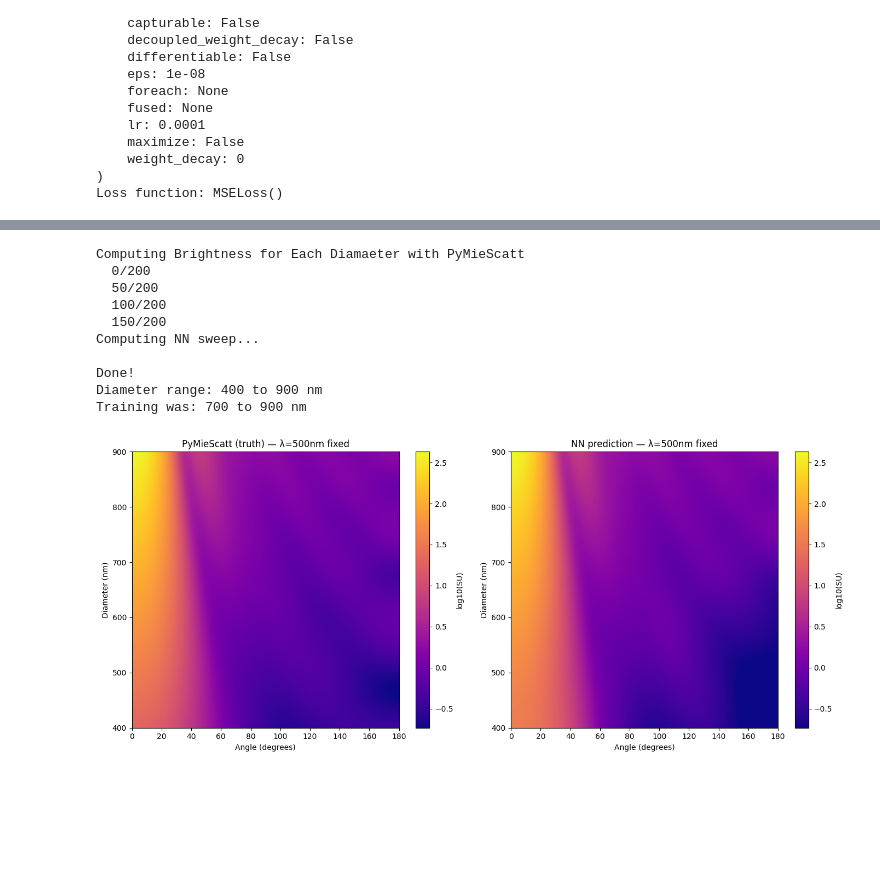
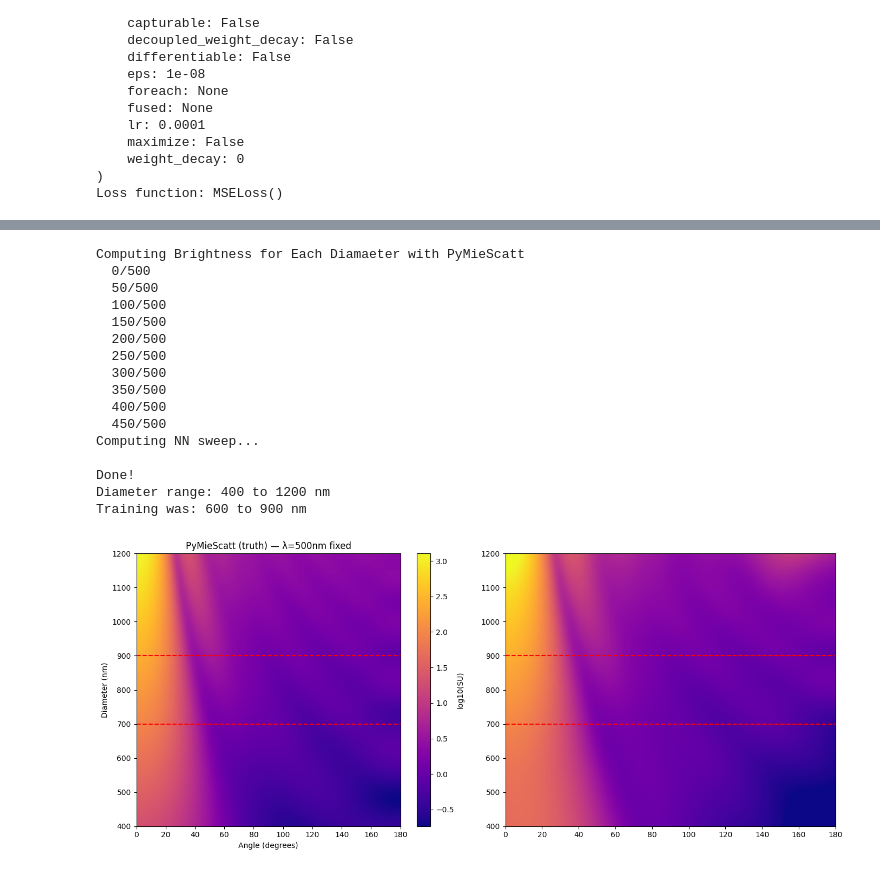
Before and after one commit to james-613/Modified_pyMieScatt_NN, a Jupyter notebook: mie_theory_NN_with_derivatives.ipynb, the cells around one changed output, grey strips where cells are left out. Saved outputs shown, nothing was run; the diff lists cells and outputs as text; code cells hidden in the pictures; blank space fills up the shorter version.

```diff
--- a/mie_theory_NN_with_derivatives.ipynb
+++ b/mie_theory_NN_with_derivatives.ipynb
@@ -73,7 +73,7 @@ import numpy as np
 import matplotlib.pyplot as plt
 import pymiediff as pmd
 
-N_PARTICLES = 500
+N_PARTICLES = 600
 N_ANGLES = 181
 
 # Particle-level storage: shape (N_PARTICLES, N_ANGLES, ...)
@@ -262,15 +264,15 @@ Parameter Group 0
 )
 Loss function: MSELoss()
 # %%
-N_EPOCHS = 100
-BATCH_SIZE = 128
+N_EPOCHS = 200
+BATCH_SIZE = 256
 
 train_losses = []
 test_losses = []
 
 n_train = X_train.shape[0]
 n_batches = n_train // BATCH_SIZE
-derivative_normalization = 0.01
+derivative_normalization = 0.1
 
 # def determine_derivative()
 print(f"Training: {N_EPOCHS} epochs, {n_batches} batches per epoch\n")
@@ -299,11 +301,13 @@ for epoch in range(N_EPOCHS):
 
         # take derivative of prediction
         nn_derivative = torch.autograd.grad(pred.sum(), X_batch, create_graph=True)[0] # derivative with respect to training parameters
+        # print(nn_derivative)
         nn_derivative_wrt_angle = nn_derivative[:, 4:5] # take dBrightness/dAngle values
+        nn_derivative_wrt_diameter = nn_derivative[:, 3:4] # take dBrightness/dDiameter values
 
         loss_intensity = loss_fn(pred, y_batch) # get the loss for brightness
-        loss_derivative = loss_fn(nn_derivative_wrt_angle, dy_batch) # get the loss from derivatives
-        loss = loss_intensity + derivative_normalization * loss_derivative
+        loss_derivative_wrt_angle = loss_fn(nn_derivative_wrt_angle, dy_batch) # get the loss from derivatives
+        loss = loss_intensity + derivative_normalization * loss_derivative_wrt_angle
 
         # back propogate
         optimizer.zero_grad() # clears gradients from previous batches
@@ -316,7 +320,7 @@ for epoch in range(N_EPOCHS):
     train_losses.append(avg_train_loss) # save avg loss for plotting
 
     # Evaluate on test set (no gradients needed)
-    X_test_req = X_test.detach().clone().requires_grad_(True)
+    X_test_req = X_test.detach().clone().requires_grad_(True) # this way the original X_test doesn't have to carry around it's claculation history
     test_pred = model(X_test_req) #predict on 200 test examples
 
     test_nn_derivative = torch.autograd.grad(test_pred.sum(), X_test_req, create_graph=False)[0] # derivative with respect to training parameters
@@ -566,10 +572,10 @@ Mean squared error (in log space): 6.536144e-05
 # %%
-N_D_SPANNING_DATA = 200
+N_D_SPANNING_DATA = 500
 m = complex(1.6, 1.0) # match the m value the NN was trained on
 fixed_lambda = 500 # I will be varying diameter not wavelength
 
 # Log-spaced diameter sweep — wider than training range
-d_span = np.logspace(np.log10(400), np.log10(900), N_D_SPANNING_DATA)
+d_span = np.logspace(np.log10(400), np.log10(1200), N_D_SPANNING_DATA)
 
 print("Computing Brightness for Each Diamaeter with PyMieScatt")
 truth = np.zeros((N_D_SPANNING_DATA, 181)) # create array of 181 arrays which have values of 0
@@ -600,51 +606,59 @@ for k, d in enumerate(d_span):
 
 print(f"\nDone!")
 print(f"Diameter range: {d_span[0]:.0f} to {d_span[-1]:.0f} nm")
-print(f"Training was: 700 to 900 nm")
+print(f"Training was: 600 to 900 nm")
 # %% [output]
 Computing Brightness for Each Diamaeter with PyMieScatt
-  0/200
-  50/200
-  100/200
-  150/200
+  0/500
+  50/500
+  100/500
+  150/500
+  200/500
+  250/500
+  300/500
+  350/500
+  400/500
+  450/500
 Computing NN sweep...
 
 Done!
-Diameter range: 400 to 900 nm
-Training was: 700 to 900 nm
+Diameter range: 400 to 1200 nm
+Training was: 600 to 900 nm
 # %%
 fig, axes = plt.subplots(1, 2, figsize=(14, 6))
 
 # Use the same color scale across both plots so they're directly comparable
 vmin = np.log10(truth).min()
 vmax = np.log10(truth).max()
 
 # === PyMieScatt truth ===
 im1 = axes[0].imshow(
     np.log10(truth),
     aspect='auto', origin='lower',
     extent=[0, 180, d_span[0], d_span[-1]],
     cmap='plasma', vmin=vmin, vmax=vmax
 )
 axes[0].set_title(f"PyMieScatt (truth) — λ={fixed_lambda}nm fixed")
+axes[0]
 axes[0].set_xlabel("Angle (degrees)")
 axes[0].set_ylabel("Diameter (nm)")
 # Show training range boundaries
 plt.colorbar(im1, ax=axes[0], label='log10(SU)')
 
 # === NN prediction ===
 im2 = axes[1].imshow(
     np.log10(nn_pred),
     aspect='auto', origin='lower',
     extent=[0, 180, d_span[0], d_span[-1]],
     cmap='plasma', vmin=vmin, vmax=vmax
 )
-axes[1].set_title(f"NN prediction — λ={fixed_lambda}nm fixed")
-axes[1].set_xlabel("Angle (degrees)")
-axes[1].set_ylabel("Diameter (nm)")
-plt.colorbar(im2, ax=axes[1], label='log10(SU)')
 
+
+axes[0].axhline(y=700, color='r', linestyle='--')   # ← call on axes[1]
+axes[0].axhline(y=900, color='r', linestyle='--')   # ← call on axes[1]
+axes[1].axhline(y=700, color='r', linestyle='--')   # ← call on axes[1]
+axes[1].axhline(y=900, color='r', linestyle='--')   # ← call on axes[1]
 plt.tight_layout()
 plt.show()
 # %% [output]
-[figure, old version]
+[figure, new version]
```
Also changed, not shown: parts of 7 cells of this notebook.
